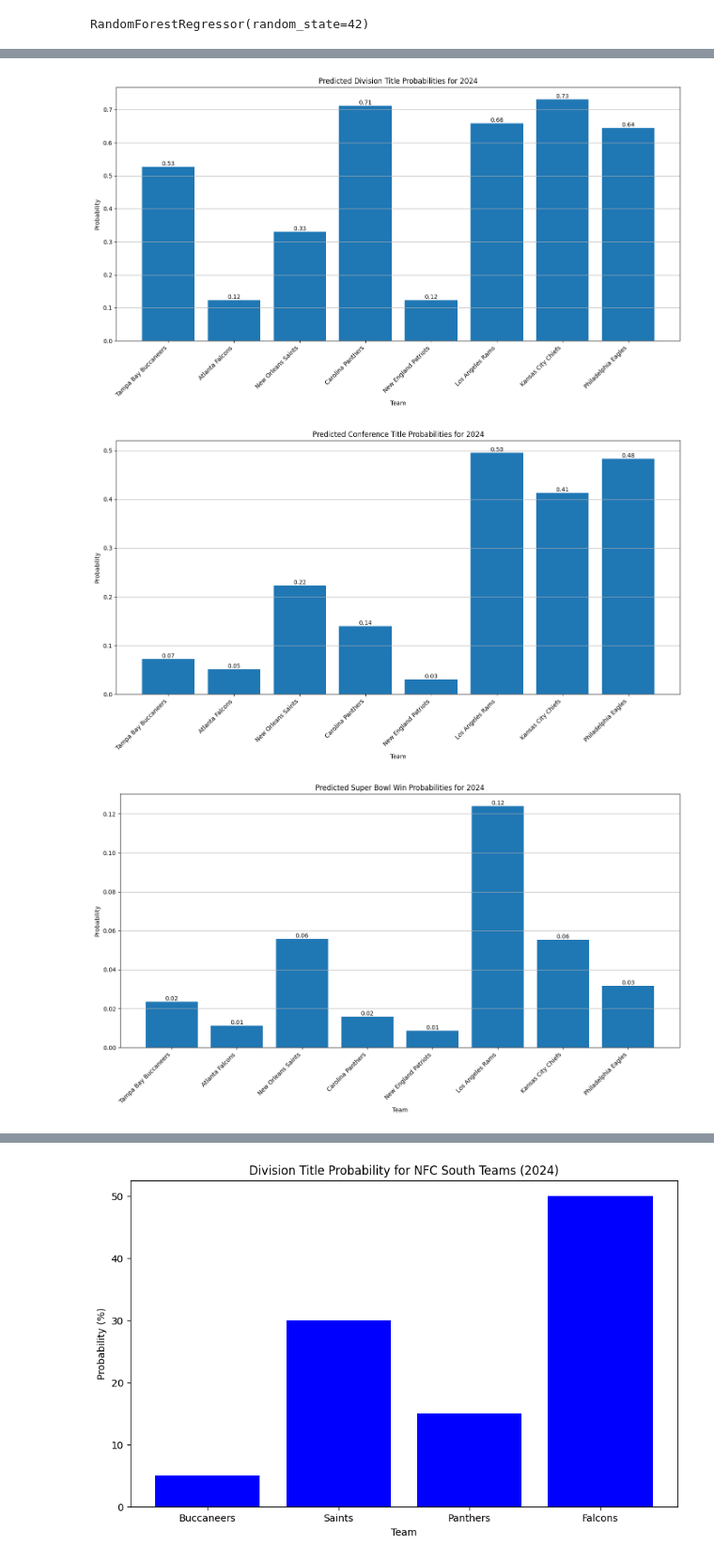
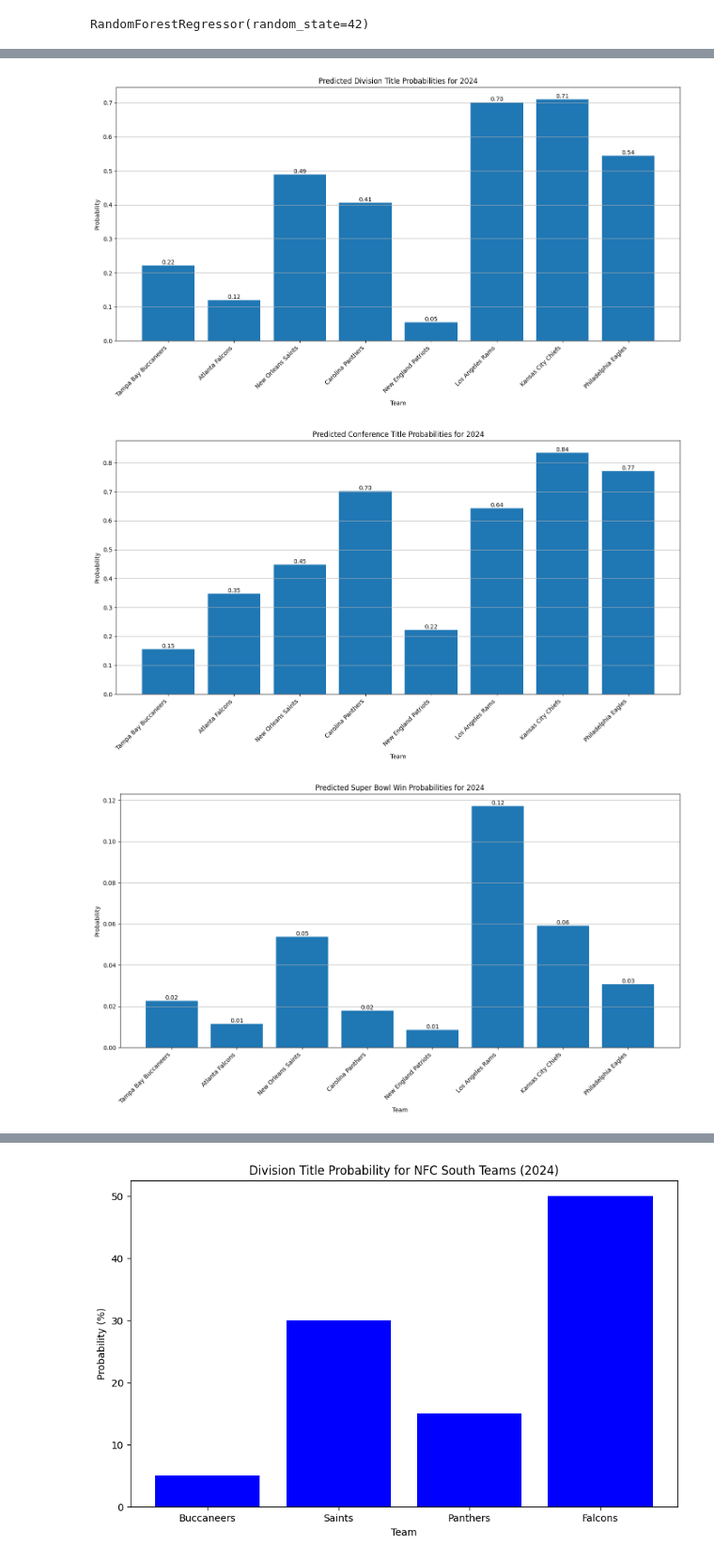
Before and after one commit to kjfswat/Data-Science-Portfolio-Sports-Analytics-and-Business-Insights, a Jupyter notebook: Bucs.ipynb, the cells around one changed output, grey strips where cells are left out. Shown at 94% size. Cells and saved outputs as stored; diff of their text form; code cells hidden in the pictures.

```diff
--- a/Bucs.ipynb
+++ b/Bucs.ipynb
@@ -201,10 +235,11 @@ features = ['Season', 'Yards per Play', 'Yards Allowed per Play', 'QB Rating', '
             'RB Efficiency', 'Coaching Impact', 'Schedule Strength', 'Roster Rating',
             'Draft Pick Impact', 'Free Agency Gain/Loss', 'Betting Lines and Odds',
             'Player Injury History', 'Scheduling Trends']
-
+# Assuming df is the DataFrame with all data including predictions
+teams = df['Team'].unique()
 # Prepare data for wins prediction
-X = df_combined[features]
-y_wins = df_combined['Wins']
+X = df[features]
+y_wins = df['Wins']
 
 # Split the data for training and testing (excluding 2024 data)
 X_train, X_test, y_train, y_test = train_test_split(X[X['Season'] != 2024], y_wins[X['Season'] != 2024], test_size=0.2, random_state=42)
@@ -281,20 +319,14 @@ df_combined.loc[df_combined['Season'] == 2024, 'Predicted Super Bowl Win'] = pre
 # %%
-import pandas as pd
-import matplotlib.pyplot as plt
-
-# Assuming df_combined is the DataFrame with all data including predictions
-teams = df_combined['Team'].unique()
-
 # Enhanced visualization of predicted wins
 plt.figure(figsize=(14, 8))
 for team in teams:
-    team_data = df_combined[df_combined['Team'] == team]
+    team_data = df[df['Team'] == team]
     plt.plot(team_data['Season'], team_data['Wins'], label=f'{team} Actual Wins')
     plt.plot(team_data['Season'], team_data['Predicted Wins'], label=f'{team} Predicted Wins')
 
 # Adding data labels
 for team in teams:
-    team_data = df_combined[df_combined['Team'] == team]
+    team_data = df[df['Team'] == team]
     for x, y in zip(team_data['Season'], team_data['Wins']):
         plt.text(x, y, str(y), ha='center', va='bottom')
     for x, y in zip(team_data['Season'], team_data['Predicted Wins']):
@@ -311,6 +343,8 @@ plt.show()
 
 # Enhanced visualization of predicted division titles
 plt.figure(figsize=(14, 8))
+# Create the teams_2024 DataFrame
+teams_2024 = df[df['Season'] == 2023][['Team', 'Predicted Division Title']].copy() # Use 2023 as the data is for that year
 plt.bar(teams_2024['Team'], teams_2024['Predicted Division Title'])
 plt.xlabel('Team')
 plt.ylabel('Probability')
@@ -327,6 +361,8 @@ plt.show()
 
 # Enhanced visualization of predicted conference titles
 plt.figure(figsize=(14, 8))
+# Create the teams_2024 DataFrame
+teams_2024 = df[df['Season'] == 2023][['Team', 'Predicted Conference Title']].copy() # Use 2023 as the data is for that year
 plt.bar(teams_2024['Team'], teams_2024['Predicted Conference Title'])
 plt.xlabel('Team')
 plt.ylabel('Probability')
@@ -341,8 +377,11 @@ plt.tight_layout()
 plt.grid(axis='y')
 plt.show()
 
+
 # Enhanced visualization of predicted Super Bowl wins
 plt.figure(figsize=(14, 8))
+# teams_2024 only had 'Team' and 'Predicted Conference Title', so it needs to be recreated
+teams_2024 = df[df['Season'] == 2023][['Team', 'Predicted Super Bowl Win']].copy() # Use 2023 as the data is for that year
 plt.bar(teams_2024['Team'], teams_2024['Predicted Super Bowl Win'])
 plt.xlabel('Team')
 plt.ylabel('Probability')
@@ -378,3 +417,3 @@ WARNING:matplotlib.text:posx and posy should be finite values
-[figure, old version]
+[figure, new version]
-[figure, old version]
+[figure, new version]
-[figure, old version]
+[figure, new version]
```
Also changed, not shown: parts of 13 cells of this notebook.
